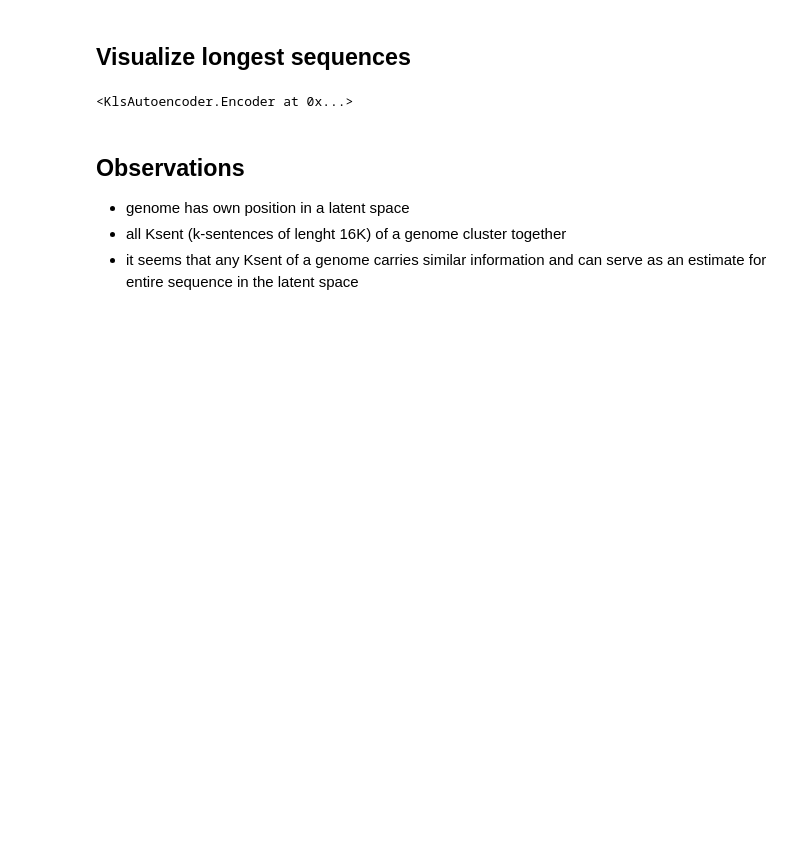
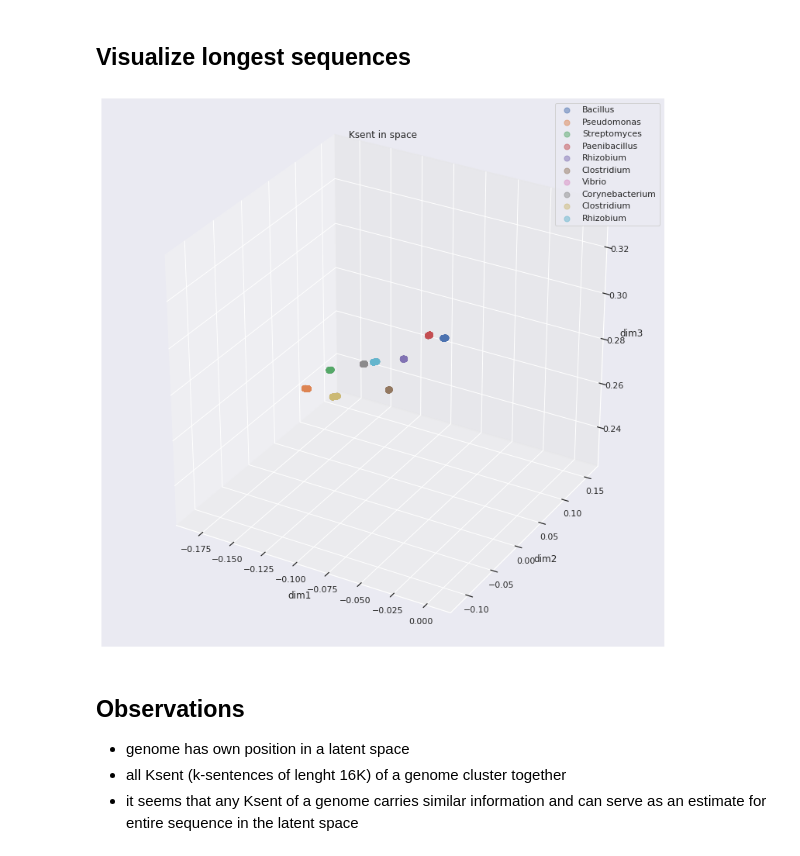
Before and after one commit to sergeman/fastai-genomic, a Jupyter notebook: ipynb/ksent.ipynb, the cells around one changed output. Saved outputs shown, nothing was run; the diff lists cells and outputs as text; code cells hidden in the pictures; blank space fills up the shorter version.

```diff
--- a/ipynb/ksent.ipynb
+++ b/ipynb/ksent.ipynb
@@ -96,20 +96,20 @@ e = Encoder("../data/models/encoder-3d",[100,50,3]);e
 ## Visualize  longest sequences
 # %%
 longest = sentences.iloc[:10,:]
-data = [(e.encode(x["vectors"]), x["genus"]) for _, x in longest.iterrows()]
+data = [(e.transform(x["vectors"]), x["genus"]) for _, x in longest.iterrows()]
 
 fig = plt.figure(figsize=(13,13))
 ax = fig.add_subplot(111,projection="3d")
 for s, label in data:
     ax.scatter(s[:,0],s[:,1],s[:,2], marker="o",s=50, alpha=0.5, label = label)
 ax.set_xlabel('dim1')
 ax.set_ylabel('dim2')
 ax.set_zlabel('dim3')
 ax.set_title("Ksent in space")
 plt.legend()
 plt.show()
 # %% [output]
-<KlsAutoencoder.Encoder at 0x...>
+[figure, added]
 # %% [markdown]
 ## Observations
 
```
Also changed, not shown: 5 other files.
